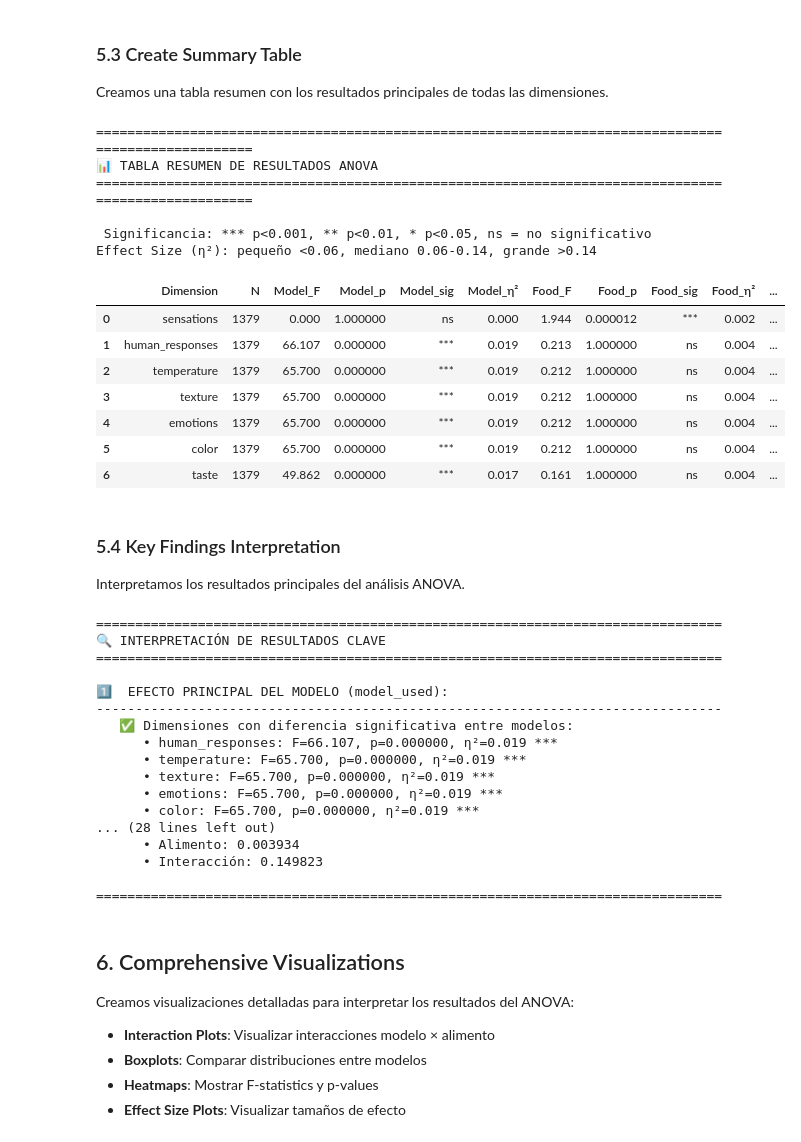
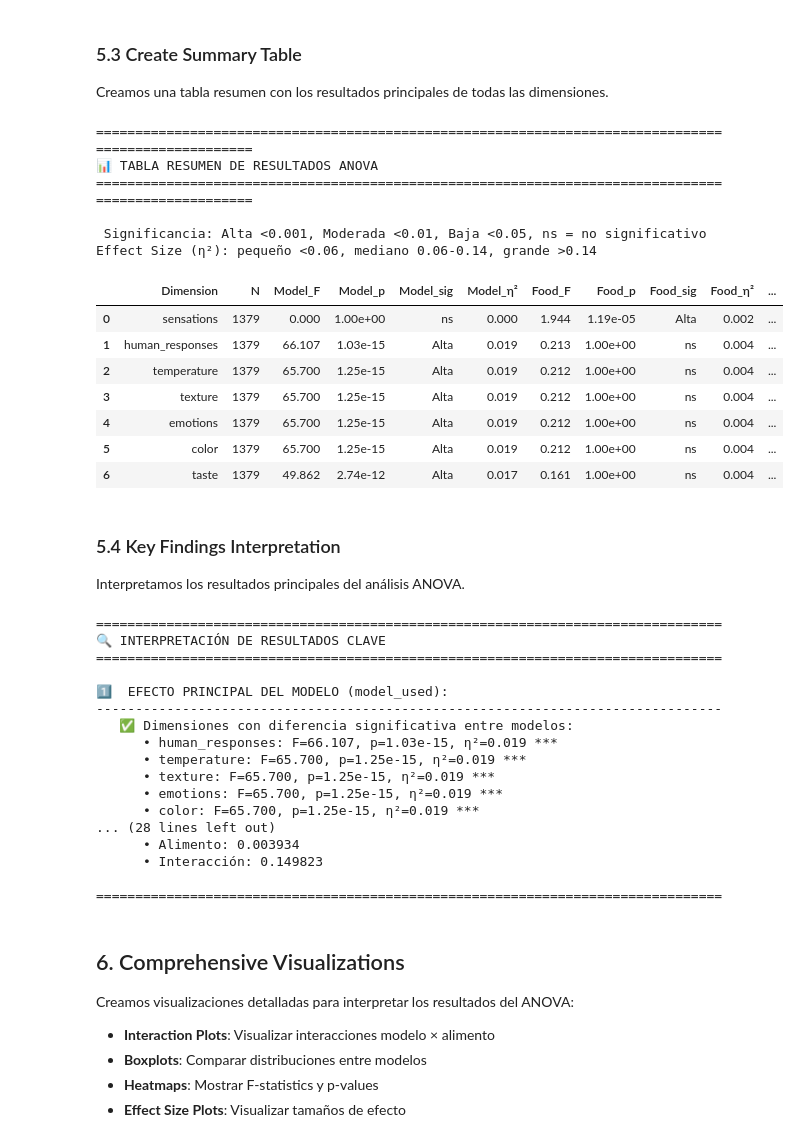
Before and after one commit to audioreprompt-org/audio_reprompt, a Jupyter notebook: models/notebooks/two_way_anova_model_comparison.ipynb, the cells around one changed output. Drawn from its saved outputs; the diff is of its cells as text; code cells hidden in the pictures.

```diff
--- a/models/notebooks/two_way_anova_model_comparison.ipynb
+++ b/models/notebooks/two_way_anova_model_comparison.ipynb
@@ -637,21 +637,21 @@ def create_anova_summary_table(all_results: Dict) -> pd.DataFrame:
         if 'C(model_used)' in anova_table.index:
             row['Model_F'] = anova_table.loc['C(model_used)', 'F']
             row['Model_p'] = anova_table.loc['C(model_used)', 'PR(>F)']
-            row['Model_sig'] = '***' if row['Model_p'] < 0.001 else ('**' if row['Model_p'] < 0.01 else ('*' if row['Model_p'] < 0.05 else 'ns'))
+            row['Model_sig'] = 'Alta' if row['Model_p'] < 0.001 else ('Moderada' if row['Model_p'] < 0.01 else ('Baja' if row['Model_p'] < 0.05 else 'ns'))
             row['Model_η²'] = anova_res['effect_sizes']['model_used']
 
         # Food item effect
         if 'C(food_item)' in anova_table.index:
             row['Food_F'] = anova_table.loc['C(food_item)', 'F']
             row['Food_p'] = anova_table.loc['C(food_item)', 'PR(>F)']
-            row['Food_sig'] = '***' if row['Food_p'] < 0.001 else ('**' if row['Food_p'] < 0.01 else ('*' if row['Food_p'] < 0.05 else 'ns'))
+            row['Food_sig'] = 'Alta' if row['Food_p'] < 0.001 else ('Moderada' if row['Food_p'] < 0.01 else ('Baja' if row['Food_p'] < 0.05 else 'ns'))
             row['Food_η²'] = anova_res['effect_sizes']['food_item']
 
         # Interaction effect
         if 'C(model_used):C(food_item)' in anova_table.index:
             row['Interaction_F'] = anova_table.loc['C(model_used):C(food_item)', 'F']
             row['Interaction_p'] = anova_table.loc['C(model_used):C(food_item)', 'PR(>F)']
-            row['Interaction_sig'] = '***' if row['Interaction_p'] < 0.001 else ('**' if row['Interaction_p'] < 0.01 else ('*' if row['Interaction_p'] < 0.05 else 'ns'))
+            row['Interaction_sig'] = 'Alta' if row['Interaction_p'] < 0.001 else ('Moderada' if row['Interaction_p'] < 0.01 else ('Baja' if row['Interaction_p'] < 0.05 else 'ns'))
             row['Interaction_η²'] = anova_res['effect_sizes']['interaction']
 
         summary_data.append(row)
@@ -662,43 +662,43 @@ def create_anova_summary_table(all_results: Dict) -> pd.DataFrame:
 
 
 # Crear tabla resumen
 summary_table = create_anova_summary_table(all_results)
 
 print("\n" + "="*100)
 print("📊 TABLA RESUMEN DE RESULTADOS ANOVA")
 print("="*100)
-print("\n Significancia: *** p<0.001, ** p<0.01, * p<0.05, ns = no significativo")
+print("\n Significancia: Alta <0.001, Moderada <0.01, Baja <0.05, ns = no significativo")
 print("Effect Size (η²): pequeño <0.06, mediano 0.06-0.14, grande >0.14\n")
 
 # Mostrar tabla formateada
 summary_table_display = summary_table.copy()
 
 # Formatear p-values
 for col in ['Model_p', 'Food_p', 'Interaction_p']:
     if col in summary_table_display.columns:
-        summary_table_display[col] = summary_table_display[col].apply(lambda x: f'{x:.6f}' if pd.notna(x) else 'N/A')
+        summary_table_display[col] = summary_table_display[col].apply(lambda x: f'{x:.2e}' if pd.notna(x) else 'N/A')
 
 # Formatear F-statistics y effect sizes
 for col in ['Model_F', 'Food_F', 'Interaction_F', 'Model_η²', 'Food_η²', 'Interaction_η²']:
     if col in summary_table_display.columns:
         summary_table_display[col] = summary_table_display[col].apply(lambda x: f'{x:.3f}' if pd.notna(x) else 'N/A')
 
 summary_table_display
 # %% [output]
 ====================================================================================================
 📊 TABLA RESUMEN DE RESULTADOS ANOVA
 ====================================================================================================
 
- Significancia: *** p<0.001, ** p<0.01, * p<0.05, ns = no significativo
+ Significancia: Alta <0.001, Moderada <0.01, Baja <0.05, ns = no significativo
 Effect Size (η²): pequeño <0.06, mediano 0.06-0.14, grande >0.14
 |  | Dimension | N | Model_F | Model_p | Model_sig | Model_η² | Food_F | Food_p | Food_sig | Food_η² | ... |
-| 0 | sensations | 1379 | 0.000 | 1.000000 | ns | 0.000 | 1.944 | 0.000012 | *** | 0.002 | ... |
-| 1 | human_responses | 1379 | 66.107 | 0.000000 | *** | 0.019 | 0.213 | 1.000000 | ns | 0.004 | ... |
-| 2 | temperature | 1379 | 65.700 | 0.000000 | *** | 0.019 | 0.212 | 1.000000 | ns | 0.004 | ... |
-| 3 | texture | 1379 | 65.700 | 0.000000 | *** | 0.019 | 0.212 | 1.000000 | ns | 0.004 | ... |
-| 4 | emotions | 1379 | 65.700 | 0.000000 | *** | 0.019 | 0.212 | 1.000000 | ns | 0.004 | ... |
-| 5 | color | 1379 | 65.700 | 0.000000 | *** | 0.019 | 0.212 | 1.000000 | ns | 0.004 | ... |
-| 6 | taste | 1379 | 49.862 | 0.000000 | *** | 0.017 | 0.161 | 1.000000 | ns | 0.004 | ... |
+| 0 | sensations | 1379 | 0.000 | 1.00e+00 | ns | 0.000 | 1.944 | 1.19e-05 | Alta | 0.002 | ... |
+| 1 | human_responses | 1379 | 66.107 | 1.03e-15 | Alta | 0.019 | 0.213 | 1.00e+00 | ns | 0.004 | ... |
+| 2 | temperature | 1379 | 65.700 | 1.25e-15 | Alta | 0.019 | 0.212 | 1.00e+00 | ns | 0.004 | ... |
+| 3 | texture | 1379 | 65.700 | 1.25e-15 | Alta | 0.019 | 0.212 | 1.00e+00 | ns | 0.004 | ... |
+| 4 | emotions | 1379 | 65.700 | 1.25e-15 | Alta | 0.019 | 0.212 | 1.00e+00 | ns | 0.004 | ... |
+| 5 | color | 1379 | 65.700 | 1.25e-15 | Alta | 0.019 | 0.212 | 1.00e+00 | ns | 0.004 | ... |
+| 6 | taste | 1379 | 49.862 | 2.74e-12 | Alta | 0.017 | 0.161 | 1.00e+00 | ns | 0.004 | ... |
 # %% [markdown]
 ### 5.4 Key Findings Interpretation
 
@@ -716,7 +716,7 @@ if model_sig_dims:
     print(f"   ✅ Dimensiones con diferencia significativa entre modelos:")
     for dim in model_sig_dims:
         row = summary_table[summary_table['Dimension'] == dim].iloc[0]
-        print(f"      • {dim}: F={row['Model_F']:.3f}, p={row['Model_p']:.6f}, η²={row['Model_η²']:.3f} {row['Model_sig']}")
+        print(f"      • {dim}: F={row['Model_F']:.3f}, p={row['Model_p']:.2e}, η²={row['Model_η²']:.3f} {row['Model_sig']}")
 else:
     print("   ⚠️  No se encontraron diferencias significativas entre modelos")
 
@@ -728,7 +728,7 @@ if food_sig_dims:
     print(f"   ✅ Dimensiones con diferencia significativa entre alimentos:")
     for dim in food_sig_dims:
         row = summary_table[summary_table['Dimension'] == dim].iloc[0]
-        print(f"      • {dim}: F={row['Food_F']:.3f}, p={row['Food_p']:.6f}, η²={row['Food_η²']:.3f} {row['Food_sig']}")
+        print(f"      • {dim}: F={row['Food_F']:.3f}, p={row['Food_p']:.2e}, η²={row['Food_η²']:.3f} {row['Food_sig']}")
 else:
     print("   ⚠️  No se encontraron diferencias significativas entre alimentos")
 
@@ -740,7 +740,7 @@ if interaction_sig_dims:
     print(f"   ✅ Dimensiones con interacción significativa:")
     for dim in interaction_sig_dims:
         row = summary_table[summary_table['Dimension'] == dim].iloc[0]
-        print(f"      • {dim}: F={row['Interaction_F']:.3f}, p={row['Interaction_p']:.6f}, η²={row['Interaction_η²']:.3f} {row['Interaction_sig']}")
+        print(f"      • {dim}: F={row['Interaction_F']:.3f}, p={row['Interaction_p']:.2e}, η²={row['Interaction_η²']:.3f} {row['Interaction_sig']}")
     print("\n   💡 Interpretación: Los modelos se comportan de manera diferente según el alimento")
 else:
     print("   ✅ No hay interacción significativa")
@@ -773,11 +773,11 @@ print("\n" + "="*80)
 1️⃣  EFECTO PRINCIPAL DEL MODELO (model_used):
 --------------------------------------------------------------------------------
    ✅ Dimensiones con diferencia significativa entre modelos:
-      • human_responses: F=66.107, p=0.000000, η²=0.019 ***
-      • temperature: F=65.700, p=0.000000, η²=0.019 ***
-      • texture: F=65.700, p=0.000000, η²=0.019 ***
-      • emotions: F=65.700, p=0.000000, η²=0.019 ***
-      • color: F=65.700, p=0.000000, η²=0.019 ***
+      • human_responses: F=66.107, p=1.03e-15, η²=0.019 ***
+      • temperature: F=65.700, p=1.25e-15, η²=0.019 ***
+      • texture: F=65.700, p=1.25e-15, η²=0.019 ***
+      • emotions: F=65.700, p=1.25e-15, η²=0.019 ***
+      • color: F=65.700, p=1.25e-15, η²=0.019 ***
 ... (28 lines left out)
       • Alimento: 0.003934
       • Interacción: 0.149823
```
Also changed, not shown: parts of 4 cells of this notebook.
